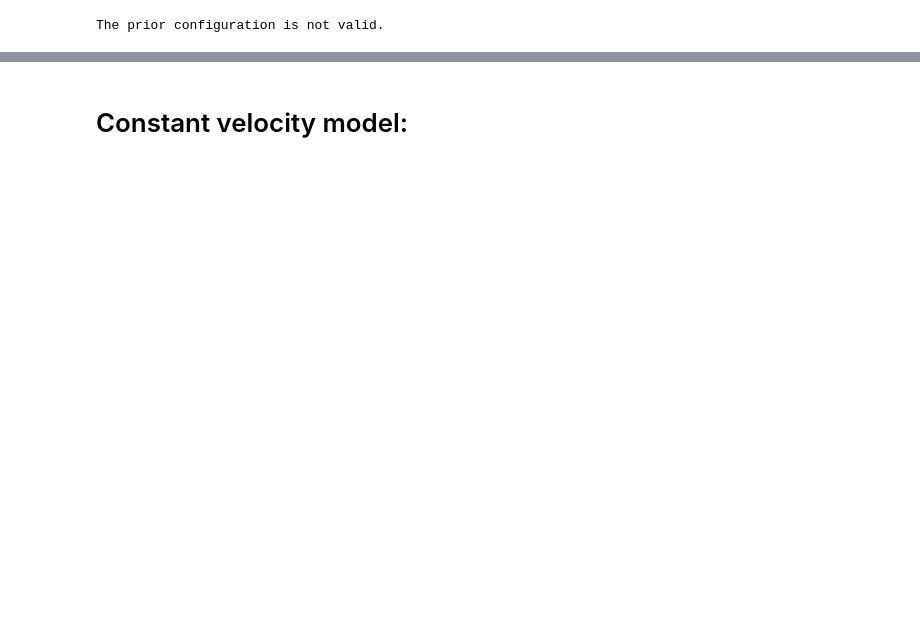
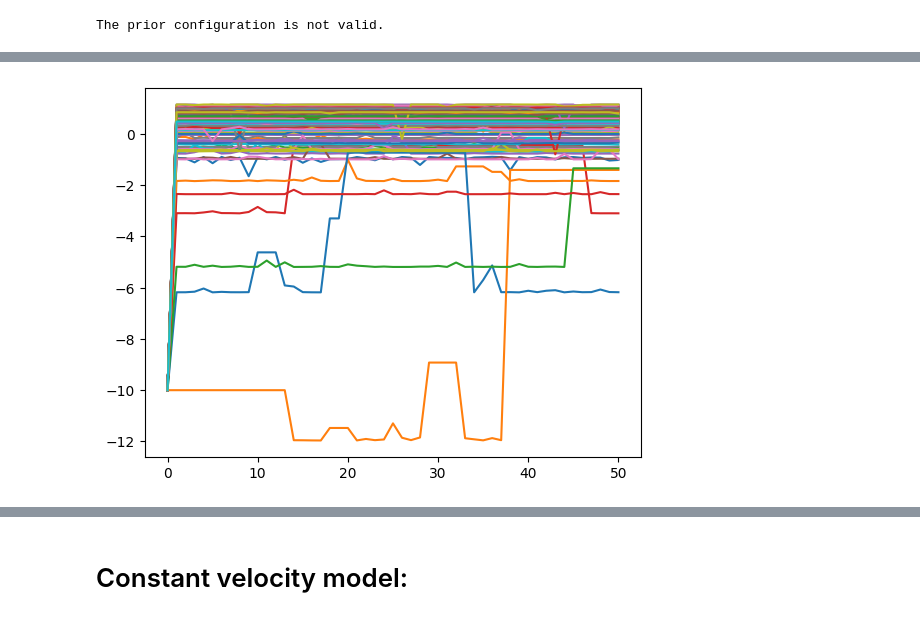
Before and after one commit to yamankindap/models, a Jupyter notebook: example2.ipynb, the cells around one changed output, grey strips where cells are left out. Saved outputs shown, nothing was run; the diff lists cells and outputs as text; code cells hidden in the pictures; blank space fills up the shorter version.

```diff
--- a/example2.ipynb
+++ b/example2.ipynb
@@ -132,0 +135,2 @@ N = T.shape[0]
+# %%
+langevin_model_inference = NVMLangevinModel(subordinator=subordinator_inference, theta=-1., mu=0., sigma=1.0, sigma_eps=0.1, shape=(2,1))
@@ -174,0 +149,10 @@ for i, t in enumerate(T, 1):
+# %%
+# Log marginal likelihood for each individual iteration
+
+fig, ax = plt.subplots()
+
+ax.plot(np.array(inference_method_inference.log_evidence)[:,:,0,0].T)
+
+plt.show()
+# %% [output]
+[figure, added]
```
Also changed, not shown: parts of 53 cells of this notebook, 2 other files.
